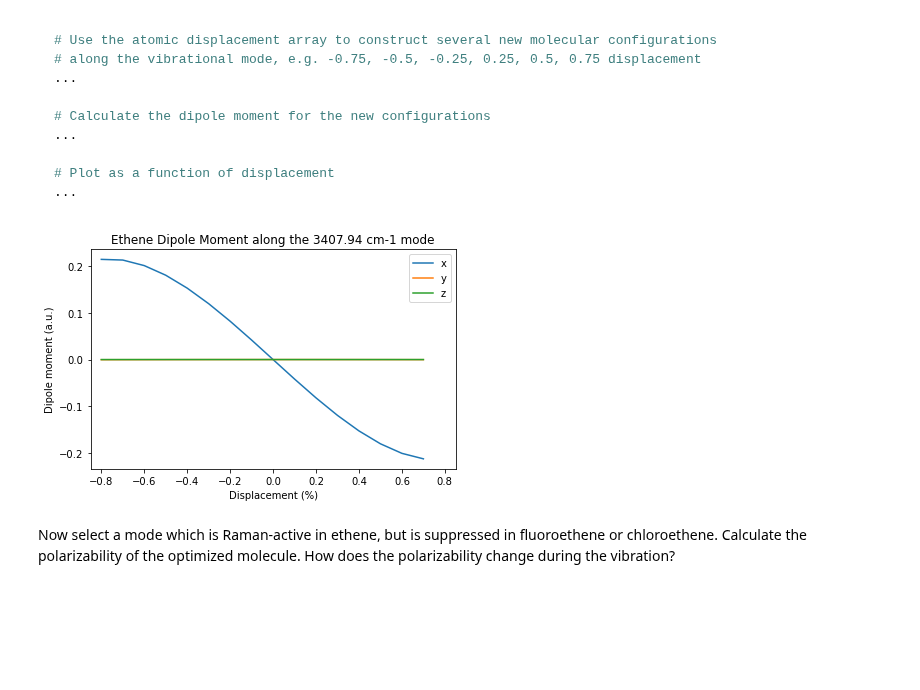
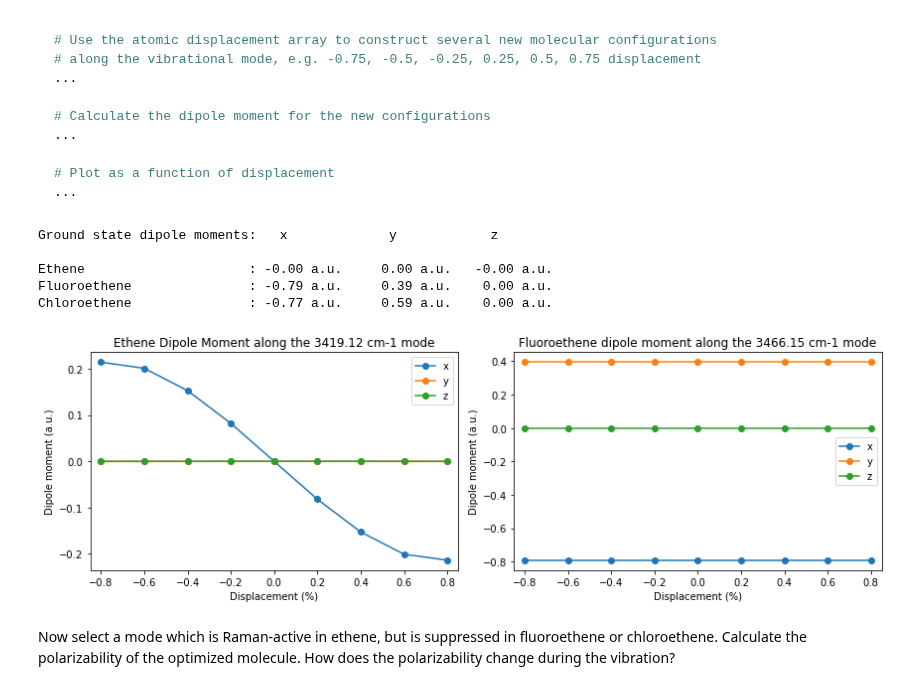
Before and after one commit to kthpanor/echem, a Jupyter notebook: docs/ir_raman_exercises.ipynb, the cells around one changed output. Drawn from its saved outputs; the diff is of its cells as text; code cells hidden in the pictures; blank space fills up the shorter version.

Commit message:
added axis labels (impes figures), polarizibility along vibrational mode (ir_raman_exercises)

```diff
--- a/docs/ir_raman_exercises.ipynb
+++ b/docs/ir_raman_exercises.ipynb
@@ -393,44 +424,99 @@ ethene_dipole_moment = ethene_prop.get_property('dipole moment')
 # %%
 ethene_prop = vlx.firstorderprop.FirstOrderProperties()
 ethene_prop.compute_scf_prop(opt_ethene, ethene_basis, ethene_scfdrv.scf_tensors)
 ethene_dipole_moment = ethene_prop.get_property('dipole moment')
 
+fluoroethene_prop = vlx.firstorderprop.FirstOrderProperties()
+fluoroethene_prop.compute_scf_prop(opt_fluoroethene, fluoroethene_basis, fluoroethene_scfdrv.scf_tensors)
+fluoroethene_dipole_moment = fluoroethene_prop.get_property('dipole moment')
+
+chloroethene_prop = vlx.firstorderprop.FirstOrderProperties()
+chloroethene_prop.compute_scf_prop(opt_chloroethene, chloroethene_basis, chloroethene_scfdrv.scf_tensors)
+chloroethene_dipole_moment = chloroethene_prop.get_property('dipole moment')
+
+print("Ground state dipole moments:   x             y            z       \n")
+print("Ethene                     : %5.2f a.u.    %5.2f a.u.   %5.2f a.u." % (ethene_dipole_moment[0],
+                                                           ethene_dipole_moment[1],
+                                                           ethene_dipole_moment[2] ))
+print("Fluoroethene               : %5.2f a.u.    %5.2f a.u.   %5.2f a.u." % (fluoroethene_dipole_moment[0],
+                                                           fluoroethene_dipole_moment[1],
+                                                           fluoroethene_dipole_moment[2] ))
+print("Chloroethene               : %5.2f a.u.    %5.2f a.u.   %5.2f a.u." % (chloroethene_dipole_moment[0],
+                                                           chloroethene_dipole_moment[1],
+                                                           chloroethene_dipole_moment[2] ))
+print()
+
 ethene_moments = []
+fluoroethene_moments = []
 
 natm = opt_ethene.number_of_atoms()
+
 new_ethene_scfdrv = vlx.scfrestdriver.ScfRestrictedDriver()
 new_ethene_scfdrv.ostream.state=False
-displacements = ethene_hessian_drv.normal_modes[-1].reshape(natm, 3)
-labels = opt_ethene.get_labels()
+ethene_displacements = ethene_hessian_drv.normal_modes[-1].reshape(natm, 3)
+ethene_labels = opt_ethene.get_labels()
 
-#print(displacements.shape)
-x_list = np.arange(-0.8,0.8,0.1)
+new_fluoroethene_scfdrv = vlx.scfrestdriver.ScfRestrictedDriver()
+new_fluoroethene_scfdrv.ostream.state=False
+fluoroethene_displacements = fluoroethene_hessian_drv.normal_modes[-1].reshape(natm, 3)
+fluoroethene_labels = opt_fluoroethene.get_labels()
+
+x_list = np.arange(-0.8,0.81,0.2)
 
 # Calculate the dipole moment for different displacements
 for x in x_list:
-    coords = opt_ethene.get_coordinates() * bohr_in_angstroms()
-    coords += x * displacements
-    new_ethene = vlx.molecule.Molecule(labels, coords, units='angstrom')
+    ethene_coords = opt_ethene.get_coordinates() * bohr_in_angstroms()
+    ethene_coords += x * ethene_displacements
+    new_ethene = vlx.molecule.Molecule(ethene_labels, ethene_coords, units='angstrom')
     new_ethene_scfdrv.compute(new_ethene, ethene_basis)
     ethene_prop.compute_scf_prop(new_ethene, ethene_basis, new_ethene_scfdrv.scf_tensors)
     ethene_dipole_moment = ethene_prop.get_property('dipole moment')
     ethene_moments.append(ethene_dipole_moment)
 
+for x in x_list:
+    fluoro_coords = opt_fluoroethene.get_coordinates() * bohr_in_angstroms()
+    fluoro_coords += x * fluoroethene_displacements
+    new_fluoroethene = vlx.molecule.Molecule(fluoroethene_labels, fluoro_coords, units='angstrom')
+    new_fluoroethene_scfdrv.compute(new_fluoroethene, fluoroethene_basis)
+    ethene_prop.compute_scf_prop(new_fluoroethene, fluoroethene_basis, new_fluoroethene_scfdrv.scf_tensors)
+    fluoroethene_dipole_moment = fluoroethene_prop.get_property('dipole moment')
+    fluoroethene_moments.append(fluoroethene_dipole_moment)
+
 
 ethene_moments_array = np.array(ethene_moments)
+fluoroethene_moments_array = np.array(fluoroethene_moments)
 
 # Plot
-plt.plot(x_list, ethene_moments_array[:,0], label='x')
-plt.plot(x_list, ethene_moments_array[:,1], label='y')
-plt.plot(x_list, ethene_moments_array[:,2], label='z')
+figure = plt.figure(figsize=(12,4))
+
+plt1 = figure.add_subplot(1, 2, 1)
+plt.plot(x_list, ethene_moments_array[:,0], '-o', label='x')
+plt.plot(x_list, ethene_moments_array[:,1], '-o', label='y')
+plt.plot(x_list, ethene_moments_array[:,2], '-o', label='z')
 plt.axis(xmin=-0.85, xmax=0.85)
 plt.xlabel('Displacement (%)')
 plt.ylabel('Dipole moment (a.u.)')
-plt.title("Ethene Dipole Moment along the 3407.94 cm-1 mode")
+plt.title("Ethene Dipole Moment along the %.2f cm-1 mode" % ethene_hessian_drv.frequencies[-1])
 plt.legend()
+
+plt2 = figure.add_subplot(1, 2, 2)
+plt.plot(x_list, fluoroethene_moments_array[:,0], '-o', label='x')
+plt.plot(x_list, fluoroethene_moments_array[:,1], '-o', label='y')
+plt.plot(x_list, fluoroethene_moments_array[:,2], '-o', label='z')
+plt.axis(xmin=-0.85, xmax=0.85)
+plt.xlabel('Displacement (%)')
+plt.ylabel('Dipole moment (a.u.)')
+plt.title("Fluoroethene dipole moment along the %.2f cm-1 mode" % fluoroethene_hessian_drv.frequencies[-1])
+plt.legend()
+
 plt.tight_layout(); plt.show()
 # %% [output]
+Ground state dipole moments:   x             y            z
+
+Ethene                     : -0.00 a.u.     0.00 a.u.   -0.00 a.u.
+Fluoroethene               : -0.79 a.u.     0.39 a.u.    0.00 a.u.
+Chloroethene               : -0.77 a.u.     0.59 a.u.    0.00 a.u.
-[figure, old version]
+[figure, new version]
 # %% [markdown]
 Now select a mode which is Raman-active in ethene, but is suppressed in fluoroethene or chloroethene. Calculate the polarizability of the optimized molecule. How does the polarizability change during the vibration?
 # %% [markdown]
```
Also changed, not shown: parts of 5 cells of this notebook, 1 other file.
